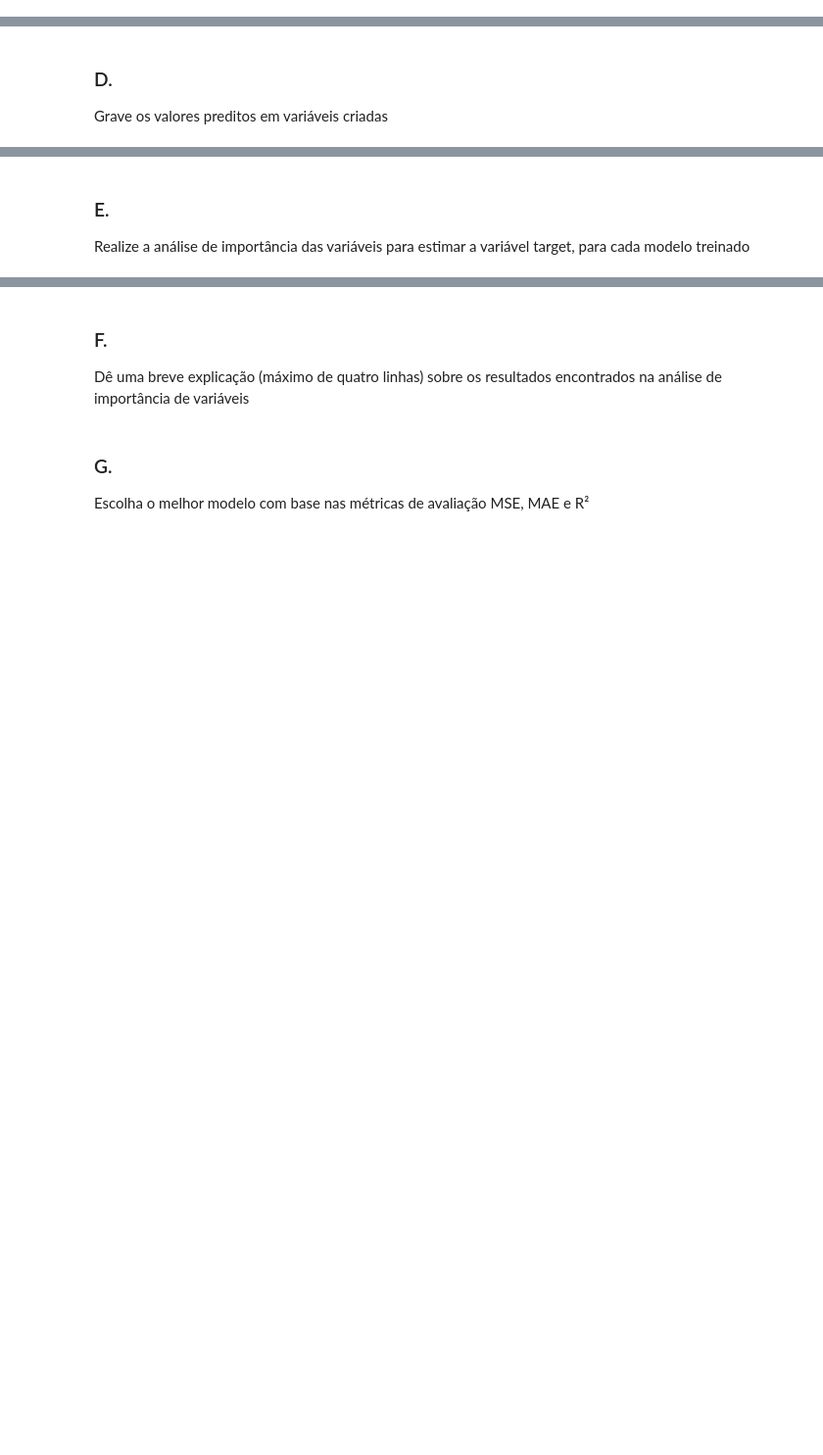
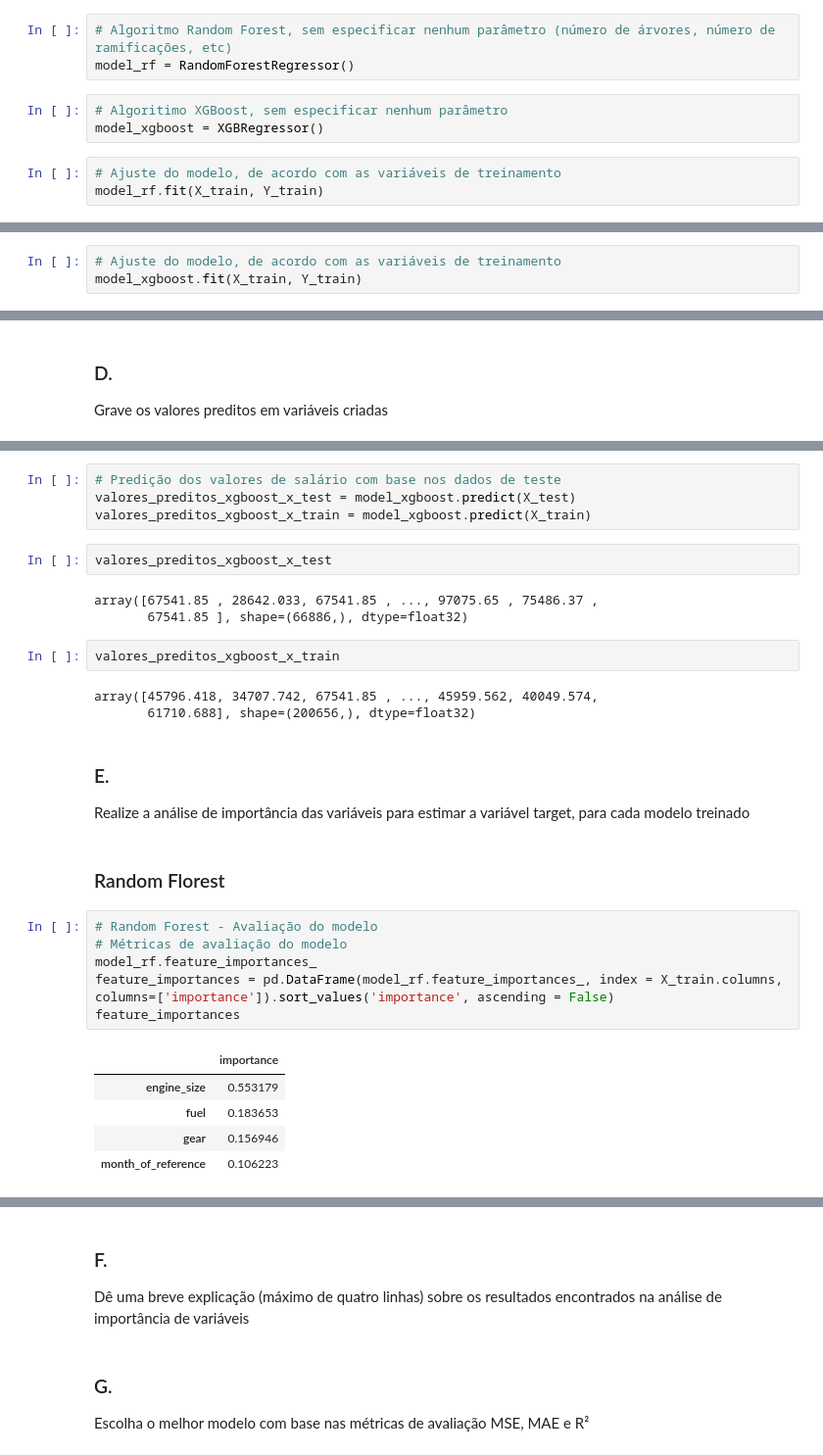
Before and after one commit to renansko/LPA, a Jupyter notebook: Dados/trabalho.ipynb, the cells around one changed output, grey strips where cells are left out. Shown at 98% size. Saved outputs shown, nothing was run; the diff lists cells and outputs as text; blank space fills up the shorter version.

```diff
--- a/Dados/trabalho.ipynb
+++ b/Dados/trabalho.ipynb
@@ -330,3 +377,12 @@ Treine modelos RandomForest (biblioteca RandomForestRegressor) e XGBoost
 (biblioteca XGBRegressor) para predição dos preços dos carros. Observação: caso
 julgue necessário, mude os parâmetros dos modelos e rode novos modelos. Indique
 quais parâmetros foram inputados e indique o treinamento de cada modelo
+# %%
+# Algoritmo Random Forest, sem especificar nenhum parâmetro (número de árvores, número de ramificações, etc)
+model_rf = RandomForestRegressor()
+# %%
+# Algoritimo XGBoost, sem especificar nenhum parâmetro
+model_xgboost = XGBRegressor()
+# %%
+# Ajuste do modelo, de acordo com as variáveis de treinamento
+model_rf.fit(X_train, Y_train)
@@ -332,0 +391,3 @@ quais parâmetros foram inputados e indique o treinamento de cada modelo
+# %%
+# Ajuste do modelo, de acordo com as variáveis de treinamento
+model_xgboost.fit(X_train, Y_train)
@@ -336,4 +432,32 @@ Grave os valores preditos em variáveis criadas
+# %%
+# Predição dos valores de salário com base nos dados de teste
+valores_preditos_xgboost_x_test = model_xgboost.predict(X_test)
+valores_preditos_xgboost_x_train = model_xgboost.predict(X_train)
+# %%
+valores_preditos_xgboost_x_test
+# %% [output]
+array([67541.85 , 28642.033, 67541.85 , ..., 97075.65 , 75486.37 ,
+       67541.85 ], shape=(66886,), dtype=float32)
+# %%
+valores_preditos_xgboost_x_train
+# %% [output]
+array([45796.418, 34707.742, 67541.85 , ..., 45959.562, 40049.574,
+       61710.688], shape=(200656,), dtype=float32)
 # %% [markdown]
 ### E.
 Realize a análise de importância das variáveis para estimar a variável target, para cada
 modelo treinado
+# %% [markdown]
+### Random Florest
+# %%
+# Random Forest - Avaliação do modelo
+# Métricas de avaliação do modelo
+model_rf.feature_importances_
+feature_importances = pd.DataFrame(model_rf.feature_importances_, index = X_train.columns, columns=['importance']).sort_values('importance', ascending = False)
+feature_importances
+# %% [output]
+|  | importance |
+| engine_size | 0.553179 |
+| fuel | 0.183653 |
+| gear | 0.156946 |
+| month_of_reference | 0.106223 |
```
Also changed, not shown: parts of 25 cells of this notebook.
